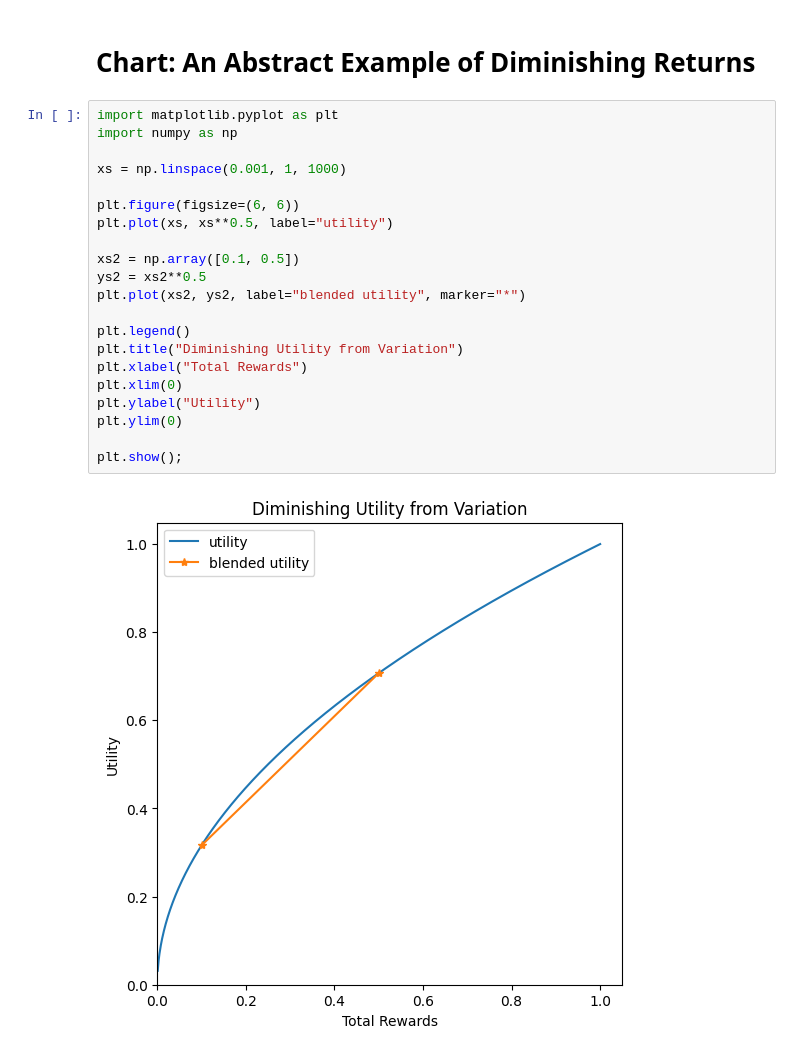
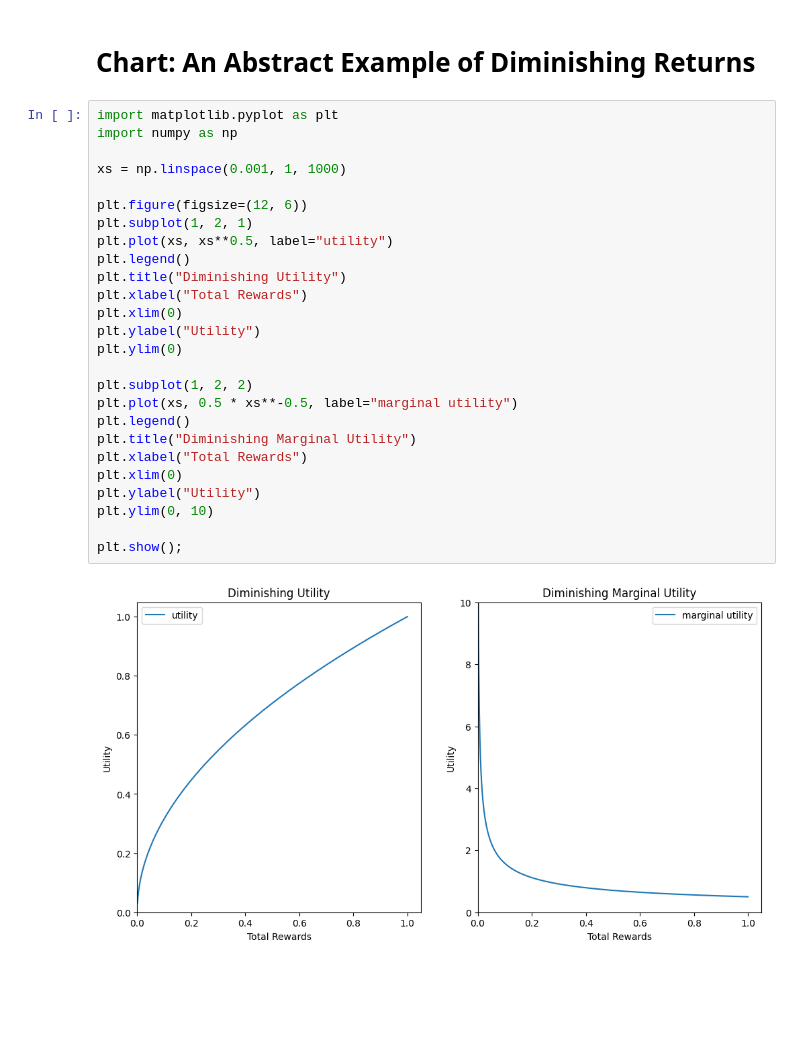
Before and after one commit to bu-cds-omds/dx704-examples, a Jupyter notebook: week01/chart_an_abstract_example_of_diminishing_returns.ipynb, the cells around one changed output. Cells and saved outputs as stored; diff of their text form; blank space fills up the shorter version.

Commit message:
+ week 1 charts

```diff
--- a/week01/chart_an_abstract_example_of_diminishing_returns.ipynb
+++ b/week01/chart_an_abstract_example_of_diminishing_returns.ipynb
@@ -3,23 +3,28 @@
 # %%
 import matplotlib.pyplot as plt
 import numpy as np
 
 xs = np.linspace(0.001, 1, 1000)
 
-plt.figure(figsize=(6, 6))
+plt.figure(figsize=(12, 6))
+plt.subplot(1, 2, 1)
 plt.plot(xs, xs**0.5, label="utility")
-
-xs2 = np.array([0.1, 0.5])
-ys2 = xs2**0.5
-plt.plot(xs2, ys2, label="blended utility", marker="*")
-
 plt.legend()
-plt.title("Diminishing Utility from Variation")
+plt.title("Diminishing Utility")
 plt.xlabel("Total Rewards")
 plt.xlim(0)
 plt.ylabel("Utility")
 plt.ylim(0)
 
+plt.subplot(1, 2, 2)
+plt.plot(xs, 0.5 * xs**-0.5, label="marginal utility")
+plt.legend()
+plt.title("Diminishing Marginal Utility")
+plt.xlabel("Total Rewards")
+plt.xlim(0)
+plt.ylabel("Utility")
+plt.ylim(0, 10)
+
 plt.show();
 # %% [output]
-[figure, old version]
+[figure, new version]
```
Also changed, not shown: 1 other file.
